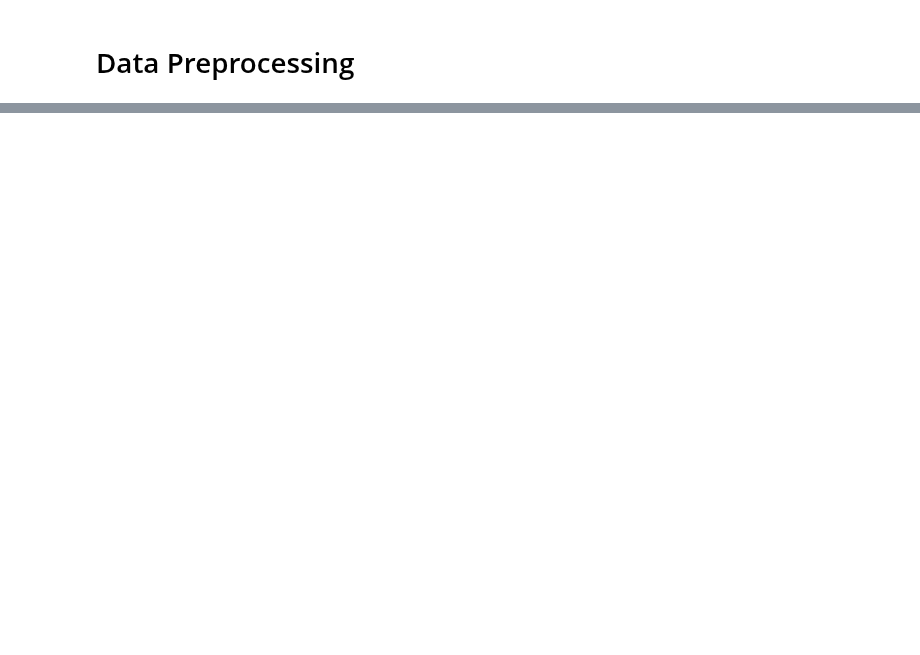
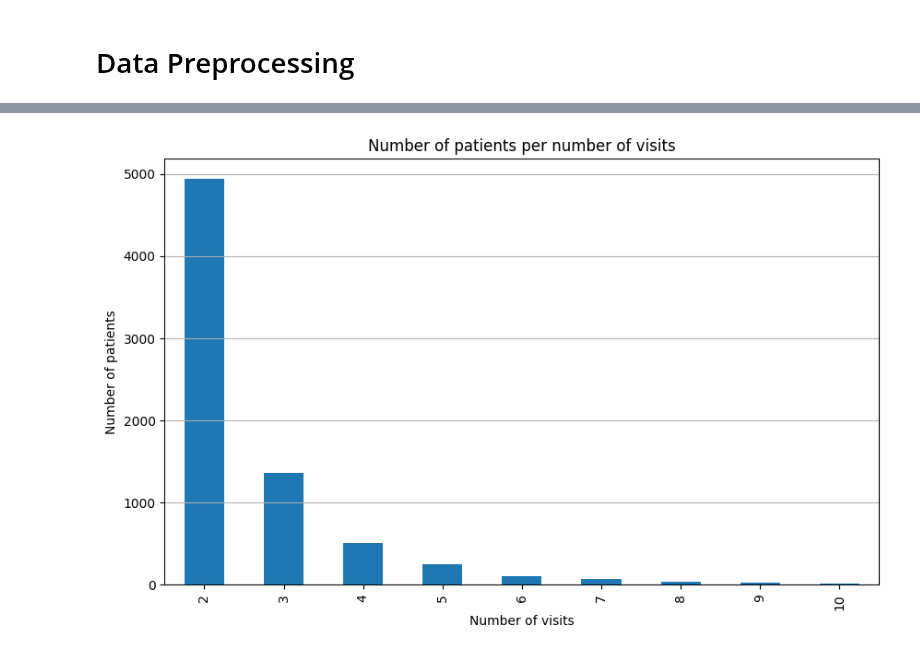
Before and after one commit to giuseppericcio/MediCARE, a Jupyter notebook: data_preprocessing.ipynb, the cells around one changed output, grey strips where cells are left out. Drawn from its saved outputs; the diff is of its cells as text; code cells hidden in the pictures; blank space fills up the shorter version.

```diff
--- a/data_preprocessing.ipynb
+++ b/data_preprocessing.ipynb
@@ -2,0 +73,22 @@
+# %%
+# Select only Discharge Summary notes written as Reports
+note_filtered = note[(note['CATEGORY'] == 'Discharge summary') & (note['DESCRIPTION'] == 'Report')]
+# Remove any notes with errors
+note_filtered = note_filtered[note_filtered['ISERROR'] != 1]
+# Remove notes with missing values
+note_filtered = note_filtered.dropna(subset=["SUBJECT_ID", "HADM_ID", "TEXT"])
+# Calculate the number of tokens for each note and select only notes with at least 1000 tokens
+note_filtered['TOKEN_COUNT'] = note_filtered['TEXT'].str.len() / 4
+note_filtered = note_filtered[note_filtered['TOKEN_COUNT'] >= 1000]
+# %%
+# Print the original dimensions of the dataframe
+print("Original dimensions: " + str(note_filtered.shape) + "\n")
+
+# Print the number of unique values for each column
+print("Stats: " + str(note_filtered.nunique()) + "\n")
+
+# Drop duplicates based on the 'TEXT' column and update the dataframe
+note_filtered.drop_duplicates(subset='TEXT', inplace=True)
+
+# Print the dimensions of the dataframe after removing duplicates
+print("Dimensions after processing: " + str(note_filtered.shape) + "\n")
@@ -2,0 +124,19 @@
+# %%
+# Count the number of visits per patient
+visit_counts = note_filtered.groupby('SUBJECT_ID').size()
+
+# Count the number of patients per number of visits
+patients_per_visit_count = visit_counts.value_counts().sort_index()
+
+# Create a bar chart
+plt.figure(figsize=(10, 6))
+patients_per_visit_count[1:10].plot(kind='bar')
+plt.title('Number of patients per number of visits')
+plt.xlabel('Number of visits')
+plt.ylabel('Number of patients')
+plt.grid(axis='y')
+
+# Show the chart
+plt.show()
+# %% [output]
+[figure, added]
```
Also changed, not shown: parts of 70 cells of this notebook.
